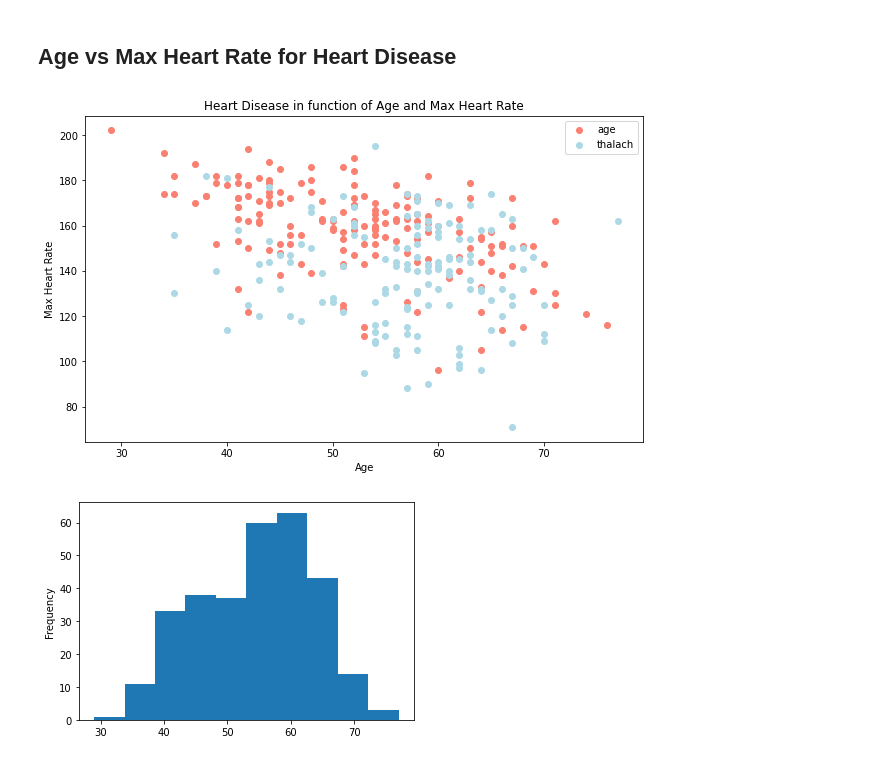
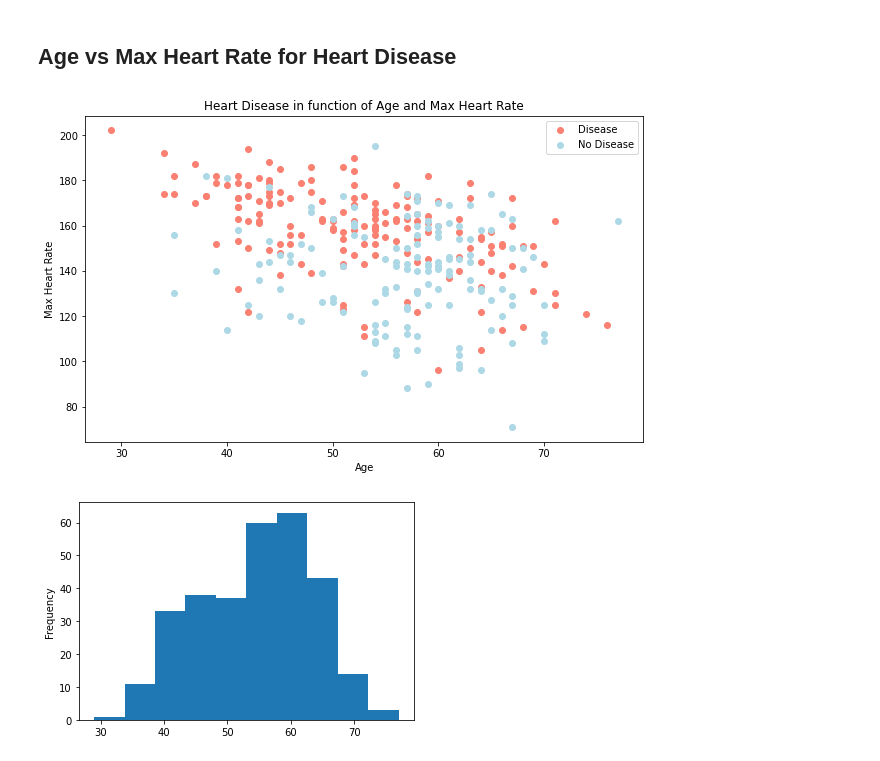
Before and after one commit to lemirser/MachineLearning, a Jupyter notebook: Milestone/heart-disease-project/end-to-end-heart-disease-classification.ipynb, the cells around one changed output. Cells and saved outputs as stored; diff of their text form; code cells hidden in the pictures.

```diff
--- a/Milestone/heart-disease-project/end-to-end-heart-disease-classification.ipynb
+++ b/Milestone/heart-disease-project/end-to-end-heart-disease-classification.ipynb
@@ -229,24 +245,24 @@ plt.xticks(rotation=0);
 # %%
 # Create another figure
 plt.figure(figsize=(10,6))
 
 # Scatter with positive examples
 plt.scatter(df["age"][df["target"] == 1],
            df["thalach"][df["target"] == 1],
            c="salmon");
 
 # Scatter with negative examples
 plt.scatter(df["age"][df["target"] == 0],
            df["thalach"][df["target"] == 0],
            c="lightblue");
 
 # Add some helpful info
 plt.title("Heart Disease in function of Age and Max Heart Rate")
 plt.xlabel("Age")
 plt.ylabel("Max Heart Rate")
-plt.legend(["age","thalach"]);
+plt.legend(["Disease","No Disease"]);
 # %% [output]
-[figure, old version]
+[figure, new version]
 # %%
 # Check the distribution of age column with a histogram
 df["age"].plot.hist();
```
Also changed, not shown: parts of 5 cells of this notebook.
